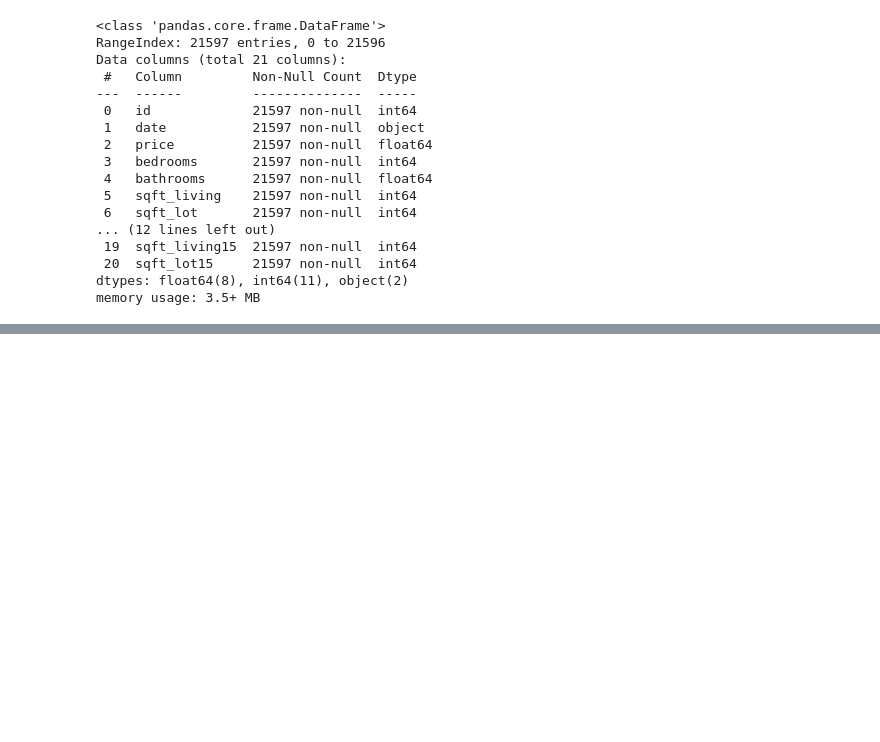
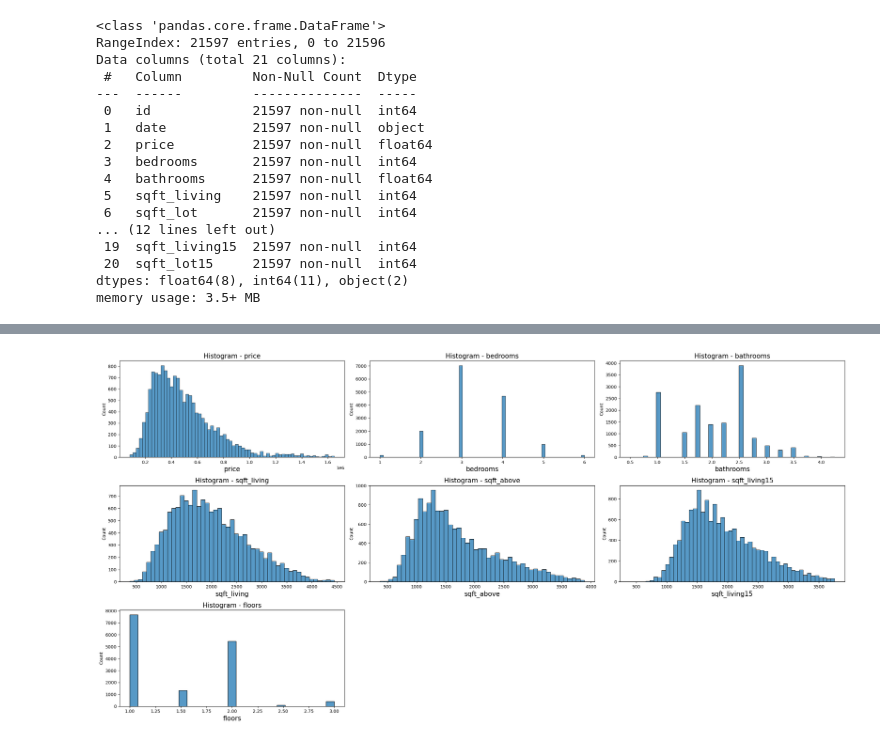
Before and after one commit to bourzat/group-2-phase-2-project, a Jupyter notebook: notebooks/Robert.ipynb, the cells around one changed output, grey strips where cells are left out. Cells and saved outputs as stored; diff of their text form; code cells hidden in the pictures; blank space fills up the shorter version.

```diff
--- a/notebooks/Robert.ipynb
+++ b/notebooks/Robert.ipynb
@@ -83,0 +397,32 @@ data.describe()
+# %%
+# Plotting histograms to check for the frequencies of the dataset after cleaning
+# Define the columns for histograms
+columns = ['price', 'bedrooms', 'bathrooms', 'sqft_living','sqft_above', 'sqft_living15','floors']
+
+# Calculate the number of rows and columns for the subplot grid
+n_cols = 3
+n_rows = (len(columns) - 1) // n_cols + 1
+
+# Create subplots
+fig, axes = plt.subplots(nrows=n_rows, ncols=n_cols, figsize=(24, 4*n_rows))
+
+# Flatten the axes array
+axes = axes.flatten()
+
+# Generate histograms for each column
+for i, column in enumerate(columns):
+    sns.histplot(data=data_subset[column], ax=axes[i])
+    axes[i].set_title(f'Histogram - {column}', fontsize=15)
+    axes[i].set_xlabel(column, fontsize=15)
+
+# Remove any unused subplots
+for j in range(len(columns), n_rows * n_cols):
+    fig.delaxes(axes[j])
+
+# Adjust the layout and spacing
+plt.tight_layout()
+
+# Display the plots
+plt.show()
+# %% [output]
+[figure, added]
```
Also changed, not shown: parts of 35 cells of this notebook.
